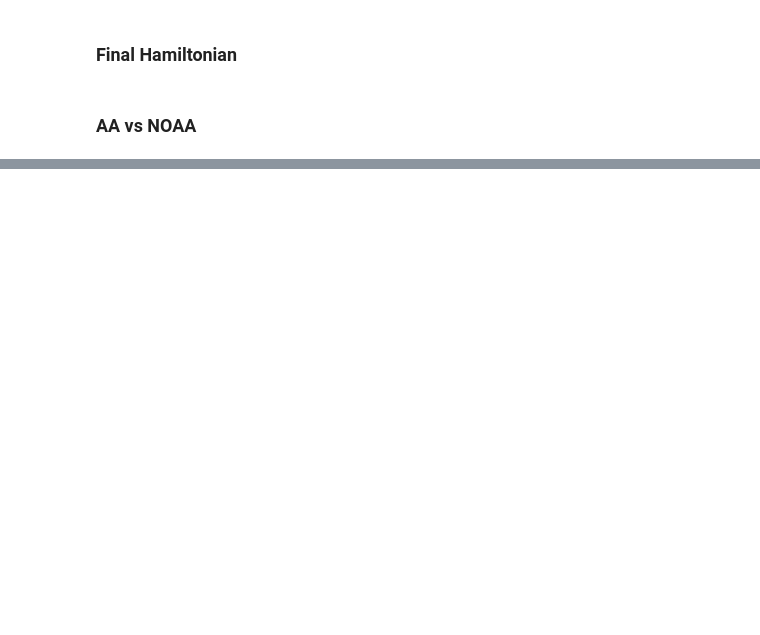
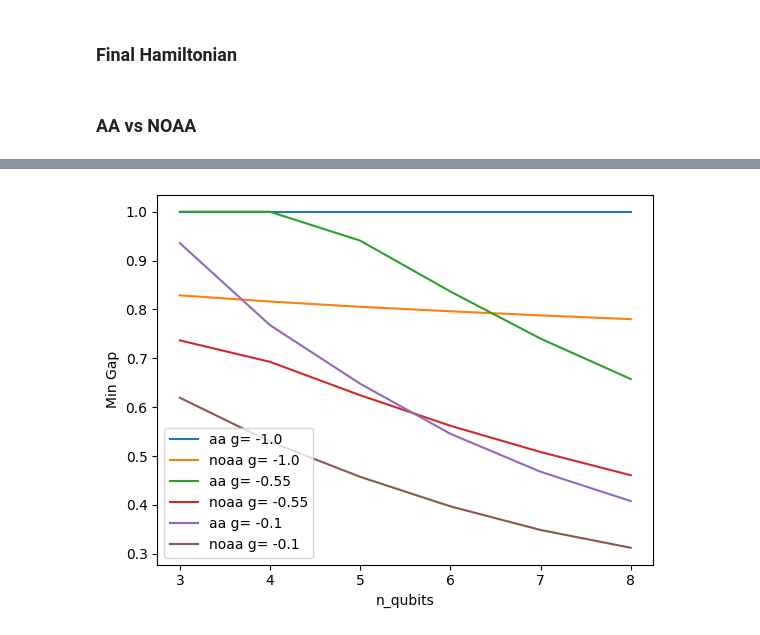
Before and after one commit to fqian5/Adiabatic_Clock, a Jupyter notebook: sim.ipynb, the cells around one changed output, grey strips where cells are left out. Cells and saved outputs as stored; diff of their text form; code cells hidden in the pictures; blank space fills up the shorter version.

```diff
--- a/sim.ipynb
+++ b/sim.ipynb
@@ -139,0 +144,24 @@ for n_qubits in range(3,9):
+# %%
+aa_results = np.vstack([data_dict['min_gap_aa3'], data_dict['min_gap_aa4'], data_dict['min_gap_aa5'], data_dict['min_gap_aa6'], data_dict['min_gap_aa7'], data_dict['min_gap_aa8']])
+noaa_results = np.vstack([data_dict['min_gap_noaa3'], data_dict['min_gap_noaa4'], data_dict['min_gap_noaa5'], data_dict['min_gap_noaa6'], data_dict['min_gap_noaa7'], data_dict['min_gap_noaa8']])
+# %%
+aa10 = aa_results[:,-1].flatten()
+noaa10 = noaa_results[:,-1].flatten()
+aa55 = aa_results[:,1].flatten()
+noaa55 = noaa_results[:,1].flatten()
+aa01 = aa_results[:,0].flatten()
+noaa01 = noaa_results[:,0].flatten()
+# %%
+plt.plot(np.arange(3,9),aa10,label = 'aa g= -1.0')
+plt.plot(np.arange(3,9),noaa10,label = 'noaa g= -1.0')
+plt.plot(np.arange(3,9),aa55,label = 'aa g= -0.55')
+plt.plot(np.arange(3,9),noaa55,label = 'noaa g= -0.55')
+plt.plot(np.arange(3,9),aa01,label = 'aa g= -0.1')
+plt.plot(np.arange(3,9),noaa01,label = 'noaa g= -0.1')
+plt.xlabel('n_qubits')
+plt.ylabel('Min Gap')
+plt.legend()
+plt.savefig('aa_vs_noaa_min_gap.png')
+plt.show()
+# %% [output]
+[figure, added]
```
Also changed, not shown: parts of 2 cells of this notebook, 9 other files.
